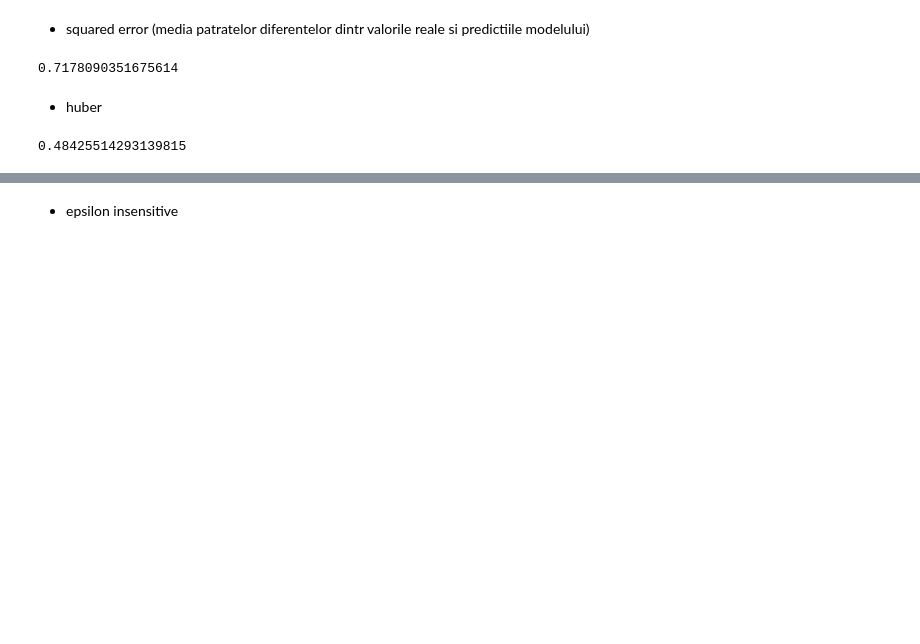
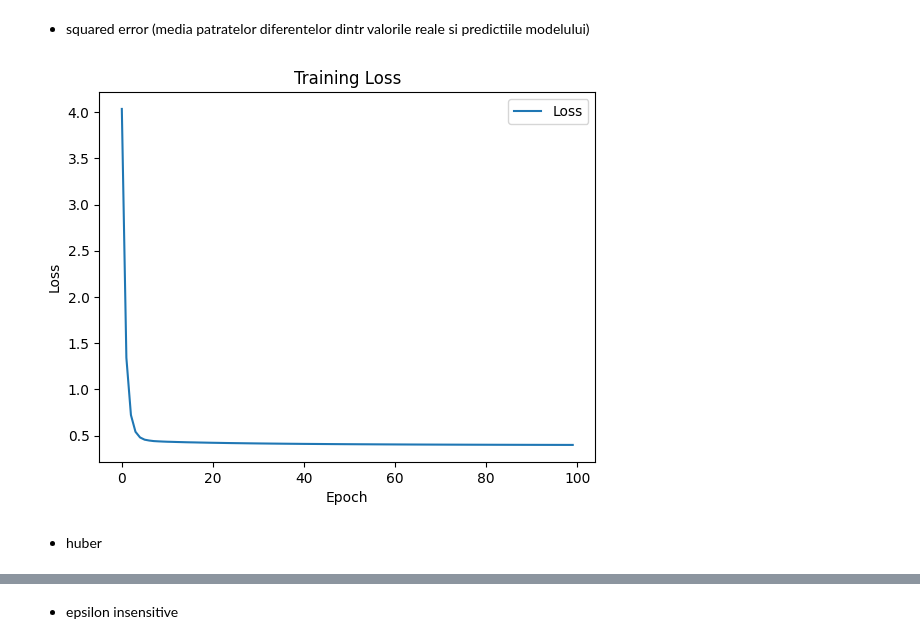
Before and after one commit to RegusAl/UBB, a Jupyter notebook: Semestrul 4/Inteligenta Artificiala/Laboratoare/Lab 6/extra.ipynb, the cells around one changed output, grey strips where cells are left out. Cells and saved outputs as stored; diff of their text form; code cells hidden in the pictures; blank space fills up the shorter version.

```diff
--- a/Semestrul 4/Inteligenta Artificiala/Laboratoare/Lab 6/extra.ipynb
+++ b/Semestrul 4/Inteligenta Artificiala/Laboratoare/Lab 6/extra.ipynb
@@ -78,21 +32,29 @@ testOutputs = [outputs[i] for i in testSample]
 # %% [markdown]
 - squared error
 (media patratelor diferentelor dintr valorile reale si predictiile modelului)
-# %%
-regressor = linear_model.SGDRegressor(loss="squared_error")
-xx = [[el] for el in trainInputs]
-regressor.fit(xx, trainOutputs)
-computed_output = regressor.predict([[el] for el in testInputs])
-print(metrics.r2_score(y_true=testOutputs, y_pred=computed_output))
-# %% [output]
-0.7178090351675614
+# %%
+regressor = linear_model.SGDRegressor(loss="squared_error")
+xx_train = [[el] for el in trainInputs]
+xx_test = [[el] for el in testInputs]
+
+losses = []
+
+epochs = 100
+for _ in range(epochs):
+    regressor.partial_fit(xx_train, trainOutputs)
+
+    computed_output = regressor.predict(xx_test)
+
+    loss = metrics.mean_squared_error(y_true=testOutputs, y_pred=computed_output)
+    losses.append(loss)
+
+plt.plot(losses, label='Loss')
+plt.xlabel('Epoch')
+plt.ylabel('Loss')
+plt.title('Training Loss')
+plt.legend()
+plt.show()
+# %% [output]
+[figure, added]
 # %% [markdown]
 - huber
-# %%
-regressor = linear_model.SGDRegressor(loss="huber")
-xx = [[el] for el in trainInputs]
-regressor.fit(xx, trainOutputs)
-computed_output = regressor.predict([[el] for el in testInputs])
-print(metrics.r2_score(y_true=testOutputs, y_pred=computed_output))
-# %% [output]
-0.48425514293139815
```
Also changed, not shown: parts of 4 cells of this notebook.
